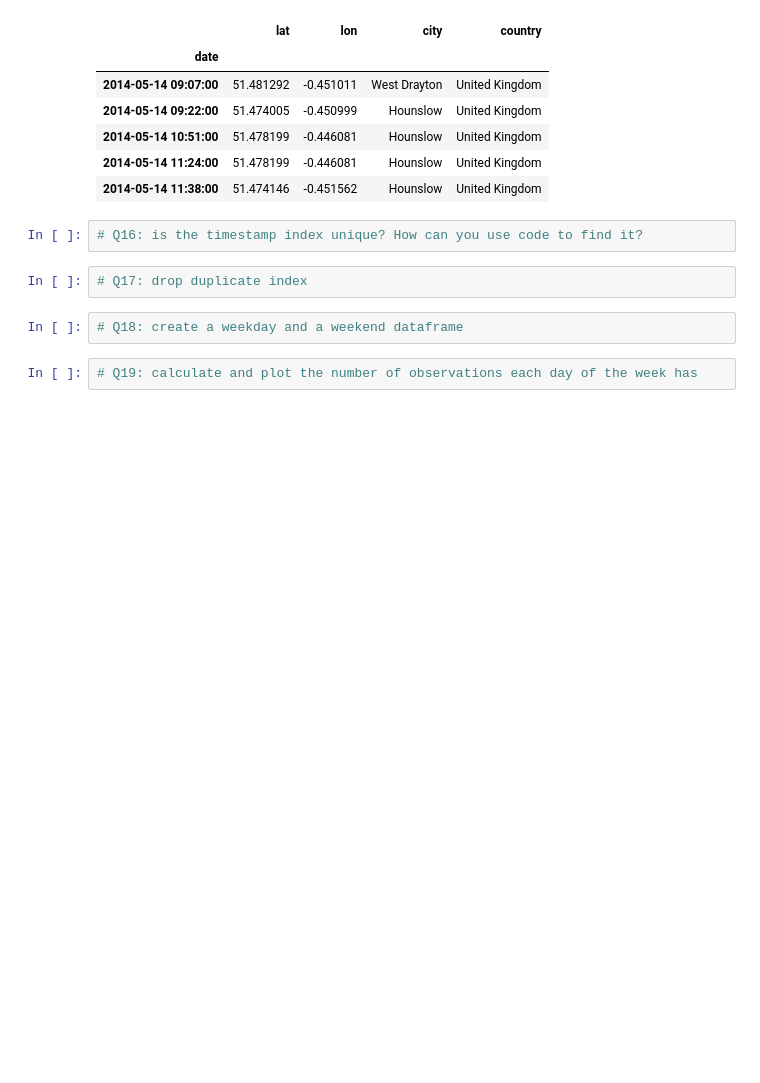
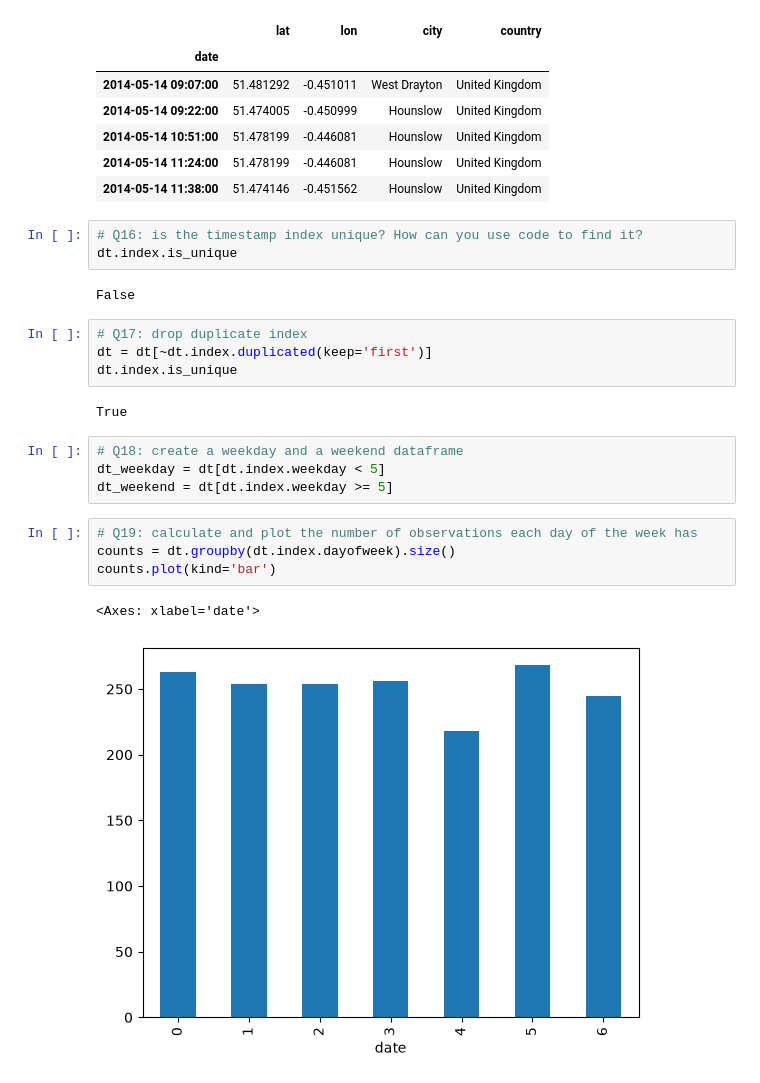
Before and after one commit to qszhao/PTUA2027, a Jupyter notebook: Lab03/Lab03-1_Pandas.ipynb, the cells around one changed output. Drawn from its saved outputs; the diff is of its cells as text; blank space fills up the shorter version.

```diff
--- a/Lab03/Lab03-1_Pandas.ipynb
+++ b/Lab03/Lab03-1_Pandas.ipynb
@@ -90,9 +224,23 @@ dt.head()
 | 2014-05-14 11:38:00 | 51.474146 | -0.451562 | Hounslow | United Kingdom |
 # %%
 # Q16: is the timestamp index unique? How can you use code to find it?
+dt.index.is_unique
+# %% [output]
+False
 # %%
 # Q17: drop duplicate index
+dt = dt[~dt.index.duplicated(keep='first')]
+dt.index.is_unique
+# %% [output]
+True
 # %%
 # Q18: create a weekday and a weekend dataframe
+dt_weekday = dt[dt.index.weekday < 5]
+dt_weekend = dt[dt.index.weekday >= 5]
 # %%
 # Q19: calculate and plot the number of observations each day of the week has
+counts = dt.groupby(dt.index.dayofweek).size()
+counts.plot(kind='bar')
+# %% [output]
+<Axes: xlabel='date'>
+[figure, added]
```
Also changed, not shown: parts of 15 cells of this notebook.
